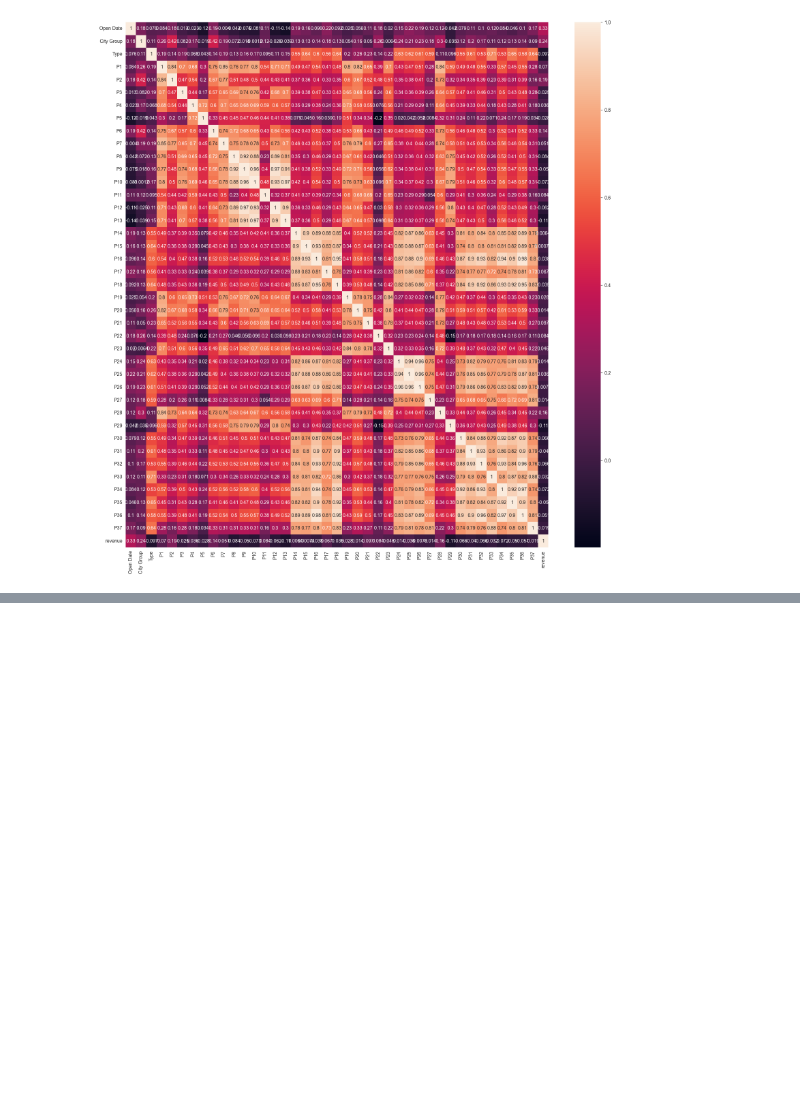
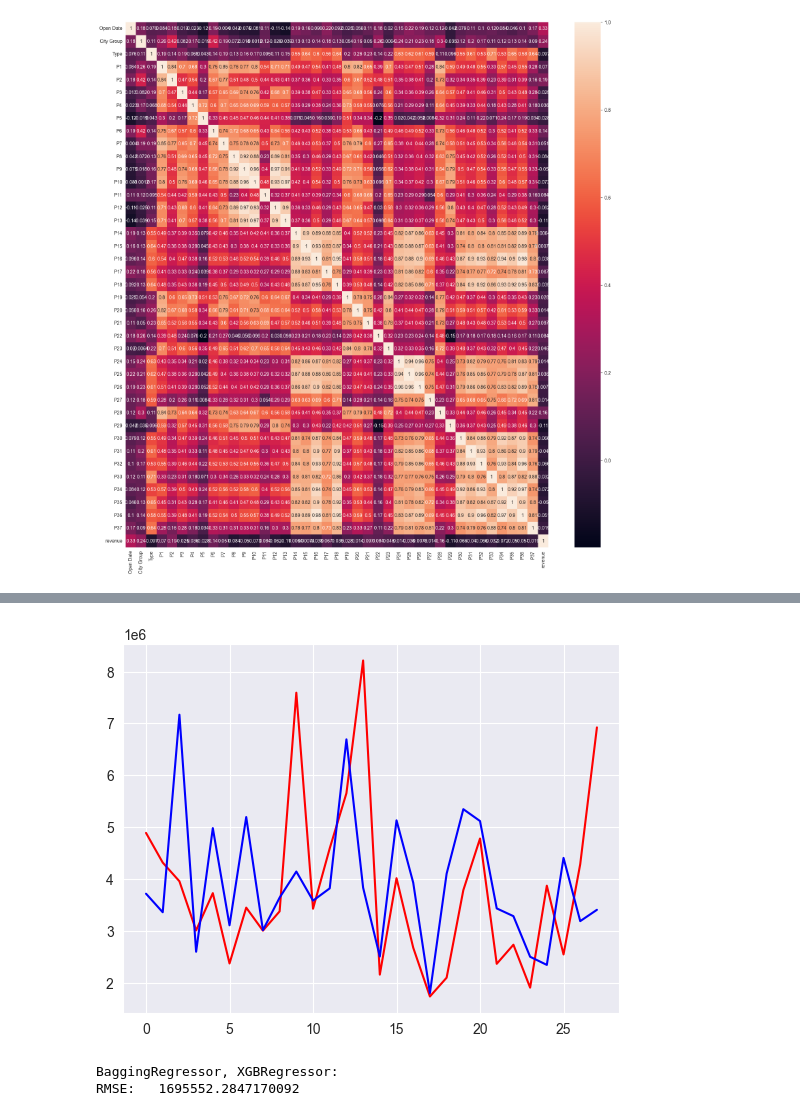
Before and after one commit to Zyblyuk/softarex_test_task, a Jupyter notebook: main.ipynb, the cells around one changed output, grey strips where cells are left out. Cells and saved outputs as stored; diff of their text form; code cells hidden in the pictures; blank space fills up the shorter version.

```diff
--- a/main.ipynb
+++ b/main.ipynb
@@ -115,0 +214,5 @@ RMSE:   1635956.0304695424
+# %%
+plt.plot(y_test, "red", y_predict_test, "blue")
+plt.show()
+# %% [output]
+[figure, added]
@@ -115,0 +221,13 @@ RMSE:   1635956.0304695424
+# %%
+modelCustomBagging = BaggingRegressor(XGBRegressor(n_estimators=1000),
+                                      max_samples=0.5, max_features=0.5)
+
+modelCustomBagging.fit(X_train, y_train)
+
+y_predict_test = modelCustomBagging.predict(X_test)
+
+print(f'BaggingRegressor, XGBRegressor:\n'
+      f'RMSE:\t{np.sqrt(mean_squared_error(y_test, y_predict_test))}')
+# %% [output]
+BaggingRegressor, XGBRegressor:
+RMSE:   1695552.2847170092
```
Also changed, not shown: parts of 25 cells of this notebook, 1 other file.
